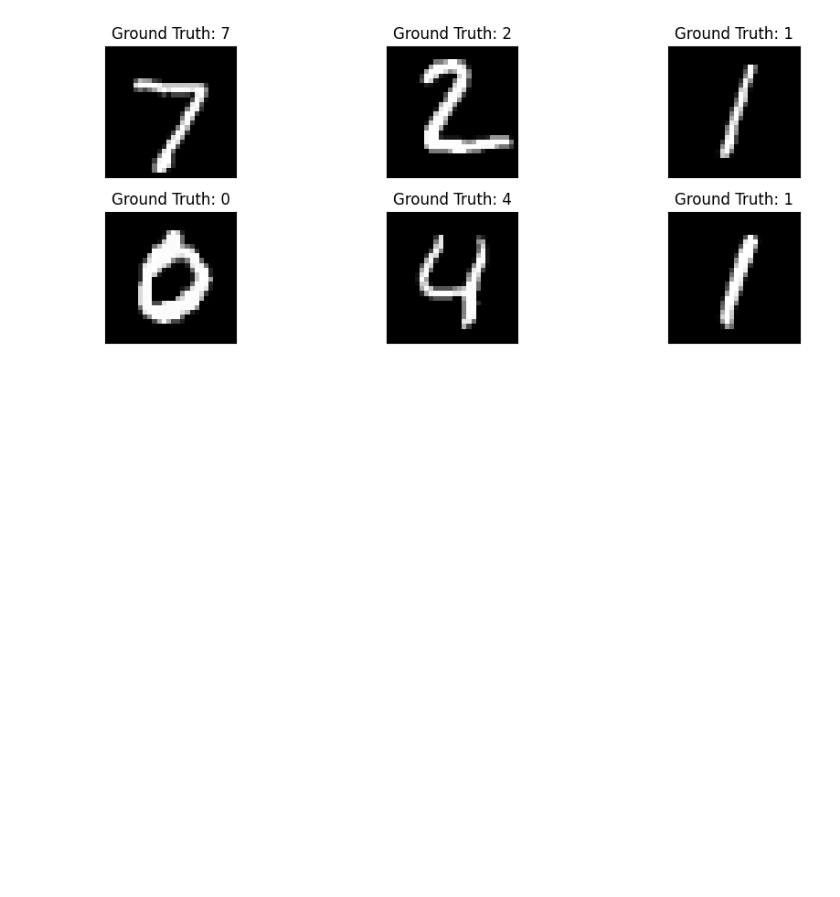
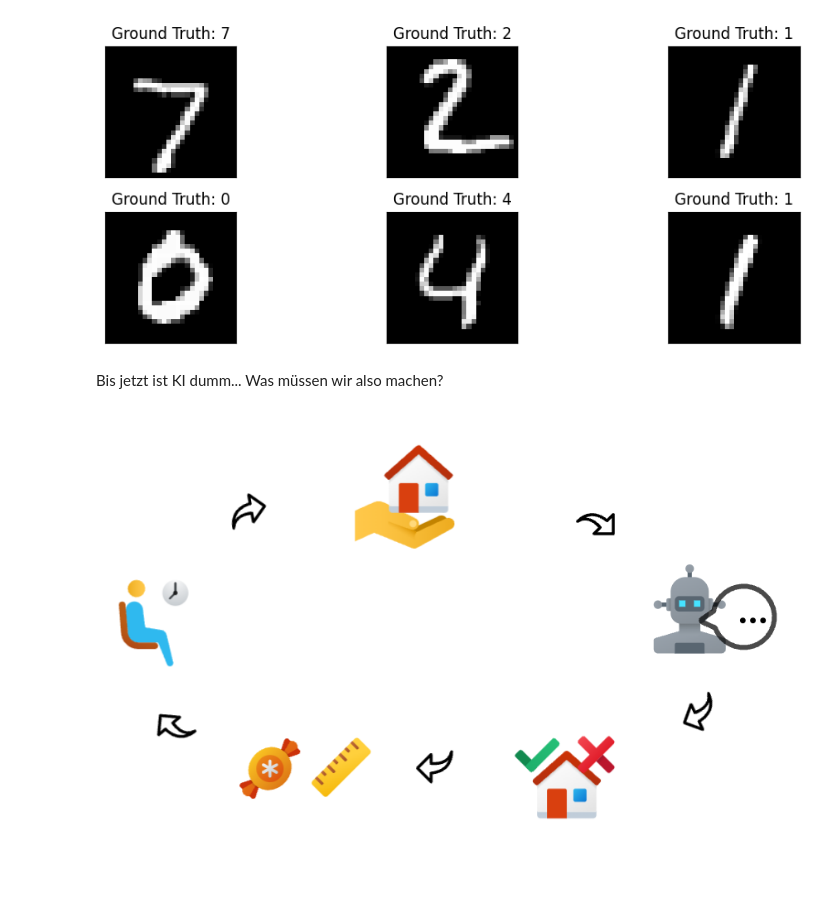
Before and after one commit to ChristianBernhard/ai-nleuchtend-handson, a Jupyter notebook: handson.ipynb, the cells around one changed output. Cells and saved outputs as stored; diff of their text form; code cells hidden in the pictures; blank space fills up the shorter version.

Commit message:
added image

```diff
--- a/handson.ipynb
+++ b/handson.ipynb
@@ -69,6 +69,14 @@ class Net(nn.Module):
 model = Net()
 criterion = nn.CrossEntropyLoss() ## Kostenfunktion (Y-Ŷ)
 optimizer = optim.Adam(model.parameters(), lr=0.001) ## Bieger der Funktion für bessere Resultate bei Kostenfunktion
+# %% [markdown]
+Bis jetzt ist KI dumm...
+Was müssen wir also machen?
+# %%
+from IPython.display import Image
+Image(filename='cycle.png')
+# %% [output]
+[figure, added]
 # %%
 def train(epoch):
     model.train()
```
Also changed, not shown: parts of 4 cells of this notebook, 1 other file.
